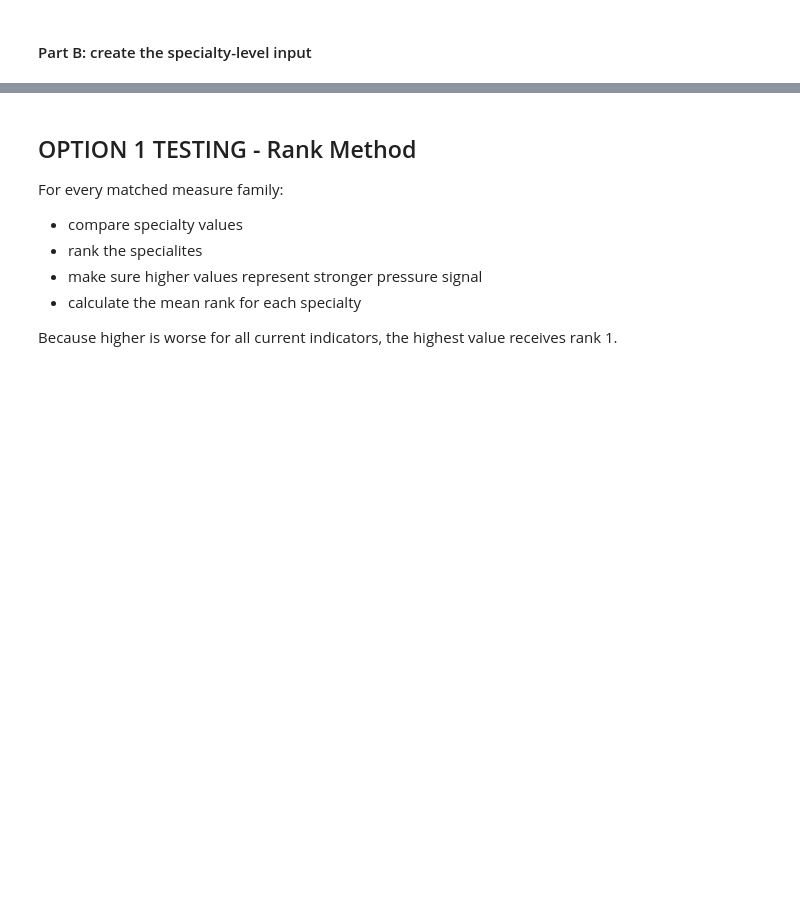
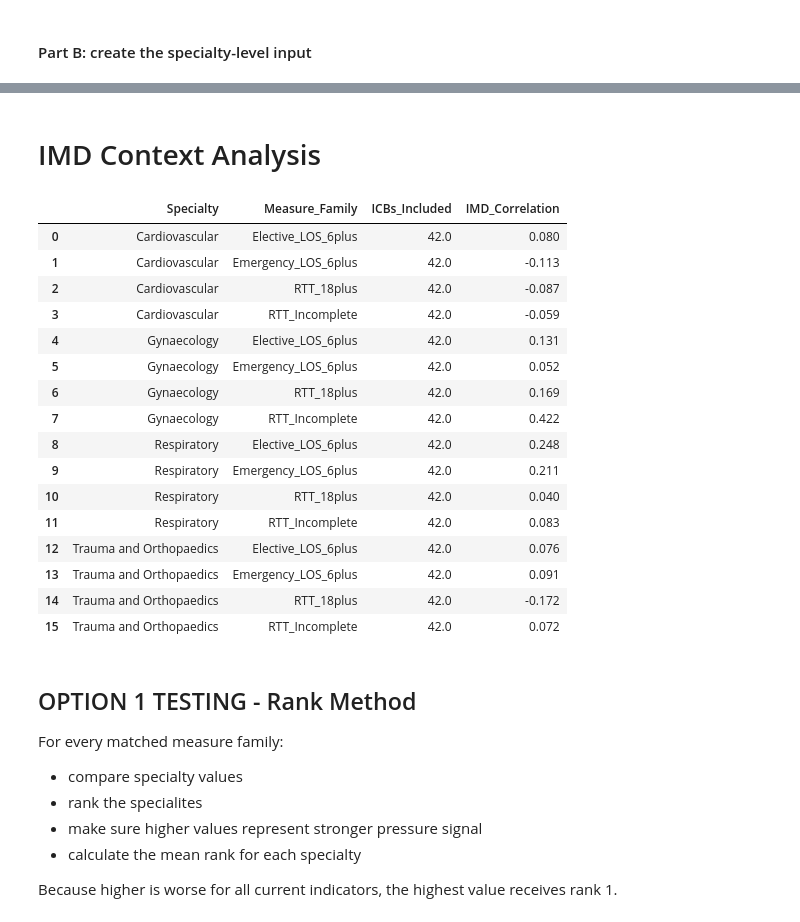
Before and after one commit to nhsengland/dsa_specialty_prioritisation_framework, a Jupyter notebook: Code/Specialty_Signal_Methods_Test.ipynb, the cells around one changed output, grey strips where cells are left out. Saved outputs shown, nothing was run; the diff lists cells and outputs as text; code cells hidden in the pictures; blank space fills up the shorter version.

```diff
--- a/Code/Specialty_Signal_Methods_Test.ipynb
+++ b/Code/Specialty_Signal_Methods_Test.ipynb
@@ -286,6 +286,55 @@ display(
 | 13 | Trauma and Orthopaedics | Hospital Burden | Elective_LOS_6plus | TraumaOrth_ElectiveAdmissions_6day+ | 6.550 | 7.050 | 6.550 | 4.420 | ... |
 | 14 | Trauma and Orthopaedics | Hospital Burden | Emergency_LOS_6plus | TraumaOrth_EmergencyAdmissions_6day+ | 44.100 | 43.845 | 44.100 | 34.980 | ... |
 | 15 | Trauma and Orthopaedics | Scale of Pressure | RTT_Incomplete | TraumaOrth_RTT_Incomplete | 1087.658 | 1242.976 | 1087.658 | 756.297 | ... |
+# %% [markdown]
+# IMD Context Analysis
+# %%
+# IMD CONTEXT ANALYSIS
+
+imd_indicator_correlation = (
+    signal_long
+    .groupby(
+        [
+            "Specialty",
+            "Measure_Family"
+        ]
+    )
+    .apply(
+        lambda df: pd.Series({
+            "ICBs_Included":
+                len(df),
+            "IMD_Correlation":
+                df["Analysis_Value"]
+                .corr(
+                    df["IMD_Average_Score"]
+                )
+        })
+    )
+    .reset_index()
+)
+
+display(
+    imd_indicator_correlation
+    .round(3)
+)
+# %% [output]
+|  | Specialty | Measure_Family | ICBs_Included | IMD_Correlation |
+| 0 | Cardiovascular | Elective_LOS_6plus | 42.0 | 0.080 |
+| 1 | Cardiovascular | Emergency_LOS_6plus | 42.0 | -0.113 |
+| 2 | Cardiovascular | RTT_18plus | 42.0 | -0.087 |
+| 3 | Cardiovascular | RTT_Incomplete | 42.0 | -0.059 |
+| 4 | Gynaecology | Elective_LOS_6plus | 42.0 | 0.131 |
+| 5 | Gynaecology | Emergency_LOS_6plus | 42.0 | 0.052 |
+| 6 | Gynaecology | RTT_18plus | 42.0 | 0.169 |
+| 7 | Gynaecology | RTT_Incomplete | 42.0 | 0.422 |
+| 8 | Respiratory | Elective_LOS_6plus | 42.0 | 0.248 |
+| 9 | Respiratory | Emergency_LOS_6plus | 42.0 | 0.211 |
+| 10 | Respiratory | RTT_18plus | 42.0 | 0.040 |
+| 11 | Respiratory | RTT_Incomplete | 42.0 | 0.083 |
+| 12 | Trauma and Orthopaedics | Elective_LOS_6plus | 42.0 | 0.076 |
+| 13 | Trauma and Orthopaedics | Emergency_LOS_6plus | 42.0 | 0.091 |
+| 14 | Trauma and Orthopaedics | RTT_18plus | 42.0 | -0.172 |
+| 15 | Trauma and Orthopaedics | RTT_Incomplete | 42.0 | 0.072 |
 # %% [markdown]
 ## OPTION 1 TESTING - Rank Method
 
```
Also changed, not shown: parts of 9 cells of this notebook.
